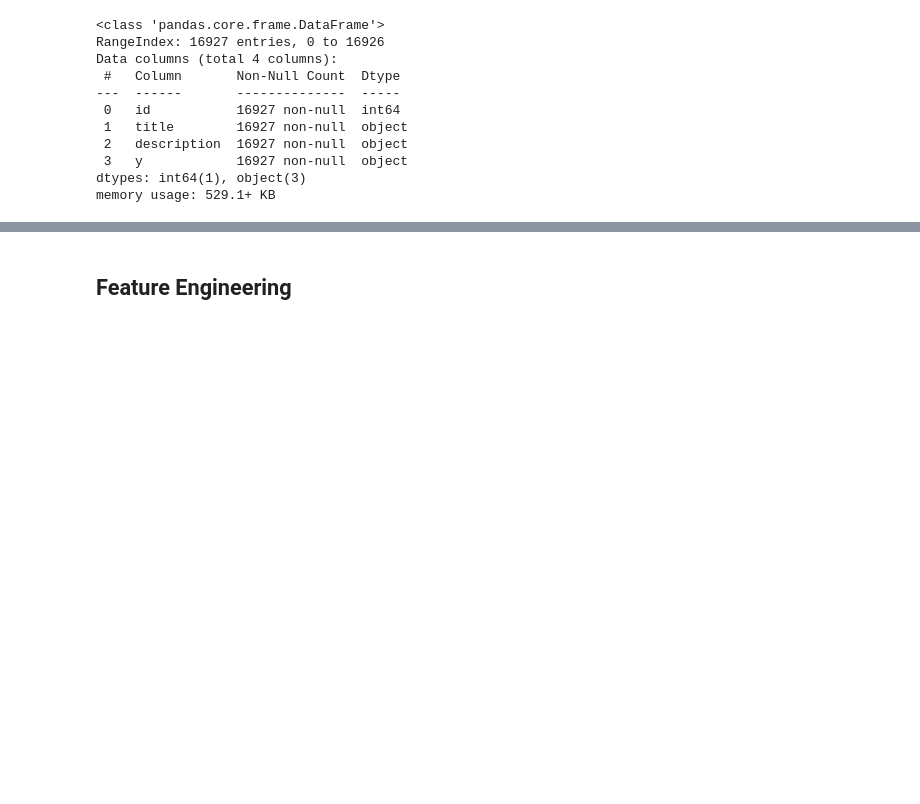
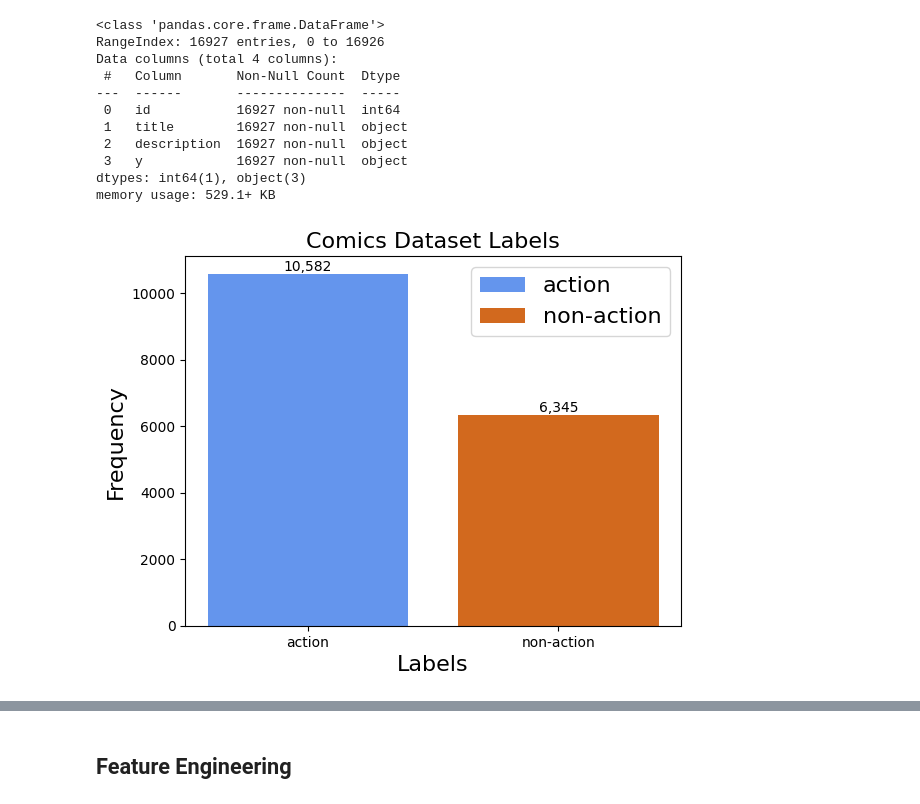
Before and after one commit to guidasneves/marvel_sentiment_analysis, a Jupyter notebook: notebooks/02_EDA.ipynb, the cells around one changed output, grey strips where cells are left out. Cells and saved outputs as stored; diff of their text form; code cells hidden in the pictures; blank space fills up the shorter version.

```diff
--- a/notebooks/02_EDA.ipynb
+++ b/notebooks/02_EDA.ipynb
@@ -17,6 +32,8 @@ import re
 # %% [markdown]
 <a name="2"></a>
 ## Exploratory Analysis
+# %%
+COLORS = ['cornflowerblue', 'chocolate']
 # %%
 comics_data = pd.read_csv('../data/raw/comics_corpus.csv')
 comics_data.head()
@@ -94,3 +95,7 @@ Data columns (total 4 columns):
  3   y            16927 non-null  object
 dtypes: int64(1), object(3)
 memory usage: 529.1+ KB
+# %%
+plot_bar(comics_data, colors=COLORS, name='comics_labels')
+# %% [output]
+[figure, new version]
```
Also changed, not shown: parts of 13 cells of this notebook, 11 other files.
